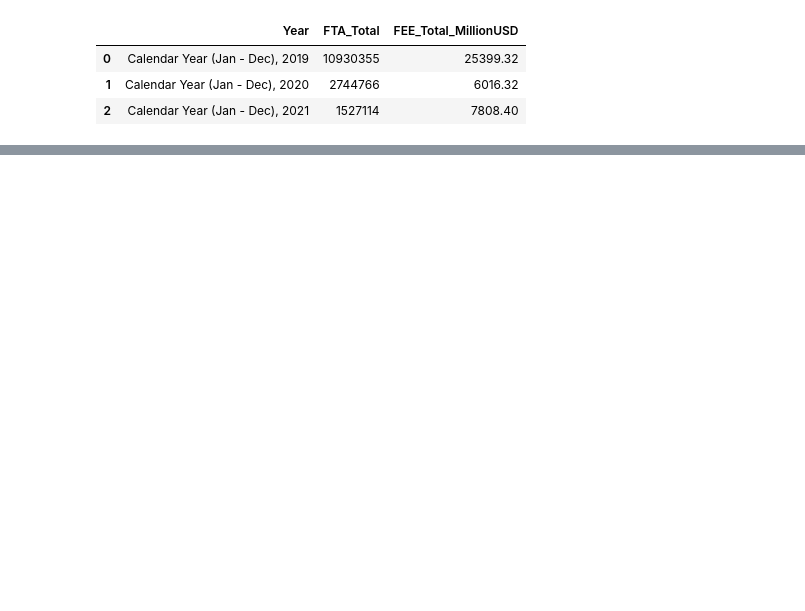
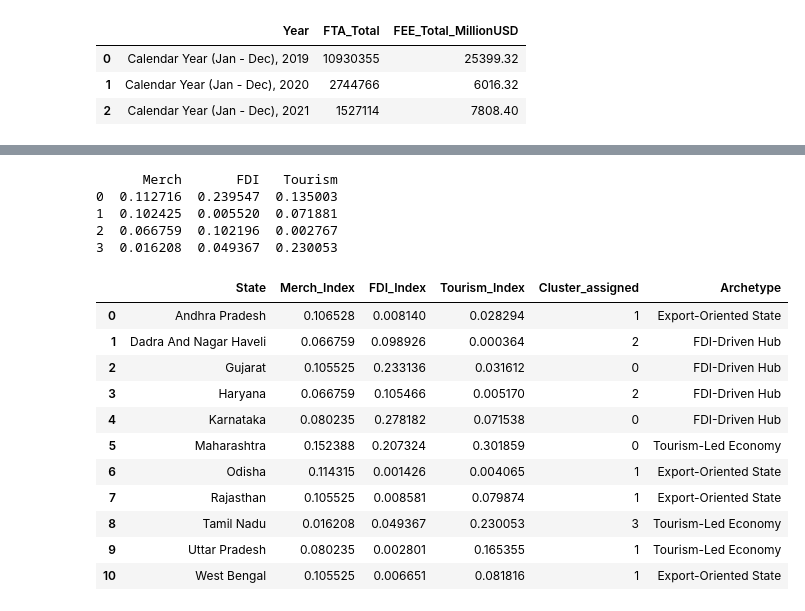
Before and after one commit to NicoleAki/NDAP-Project, a Jupyter notebook: project.ipynb, the cells around one changed output, grey strips where cells are left out. Cells and saved outputs as stored; diff of their text form; code cells hidden in the pictures; blank space fills up the shorter version.

```diff
--- a/project.ipynb
+++ b/project.ipynb
@@ -453,0 +456,3 @@ fta_fee_full.head()'''
+# %%
+fdi_fta_merged_copy = pd.read_csv(r'C:\Users\nicol\New folder\NDAP-Project\datasets\fdi_fta_merged.csv')
+fdi_fta_merged_copy.head()
@@ -453,0 +629,5 @@ fta_fee_full.head()'''
+# %%
+from sklearn.preprocessing import StandardScaler
+
+scaler = StandardScaler()
+X_scaled = scaler.fit_transform(cluster_df[['Merch_Index','FDI_Index','Tourism_Index']])
@@ -453,0 +639,46 @@ fta_fee_full.head()'''
+# %%
+#check cluster centers
+centers = pd.DataFrame(
+    scaler.inverse_transform(kmeans.cluster_centers_),
+    columns=['Merch','FDI','Tourism']
+)
+
+print(centers)
+# %% [output]
+      Merch       FDI   Tourism
+0  0.112716  0.239547  0.135003
+1  0.102425  0.005520  0.071881
+2  0.066759  0.102196  0.002767
+3  0.016208  0.049367  0.230053
+# %%
+#assign labels
+def label_cluster(row):
+    if row['FDI_Index'] > row['Merch_Index'] and row['FDI_Index'] > row['Tourism_Index']:
+        return "FDI-Driven Hub"
+
+    elif row['Tourism_Index'] > row['FDI_Index'] and row['Tourism_Index'] > row['Merch_Index']:
+        return "Tourism-Led Economy"
+
+    elif row['Merch_Index'] > row['FDI_Index'] and row['Merch_Index'] > row['Tourism_Index']:
+        return "Export-Oriented State"
+
+    else:
+        return "Balanced / Emerging"
+
+cluster_df['Archetype'] = cluster_df.apply(label_cluster, axis=1)
+#cluster_df = cluster_df.drop(columns=['Cluster_y'])
+cluster_df = cluster_df.rename(columns={'Cluster_x': 'Cluster_assigned'})
+cluster_df.head(11)
+# %% [output]
+|  | State | Merch_Index | FDI_Index | Tourism_Index | Cluster_assigned | Archetype |
+| 0 | Andhra Pradesh | 0.106528 | 0.008140 | 0.028294 | 1 | Export-Oriented State |
+| 1 | Dadra And Nagar Haveli | 0.066759 | 0.098926 | 0.000364 | 2 | FDI-Driven Hub |
+| 2 | Gujarat | 0.105525 | 0.233136 | 0.031612 | 0 | FDI-Driven Hub |
+| 3 | Haryana | 0.066759 | 0.105466 | 0.005170 | 2 | FDI-Driven Hub |
+| 4 | Karnataka | 0.080235 | 0.278182 | 0.071538 | 0 | FDI-Driven Hub |
+| 5 | Maharashtra | 0.152388 | 0.207324 | 0.301859 | 0 | Tourism-Led Economy |
+| 6 | Odisha | 0.114315 | 0.001426 | 0.004065 | 1 | Export-Oriented State |
+| 7 | Rajasthan | 0.105525 | 0.008581 | 0.079874 | 1 | Export-Oriented State |
+| 8 | Tamil Nadu | 0.016208 | 0.049367 | 0.230053 | 3 | Tourism-Led Economy |
+| 9 | Uttar Pradesh | 0.080235 | 0.002801 | 0.165355 | 1 | Tourism-Led Economy |
+| 10 | West Bengal | 0.105525 | 0.006651 | 0.081816 | 1 | Export-Oriented State |
```
Also changed, not shown: parts of 10 cells of this notebook, 4 other files.
